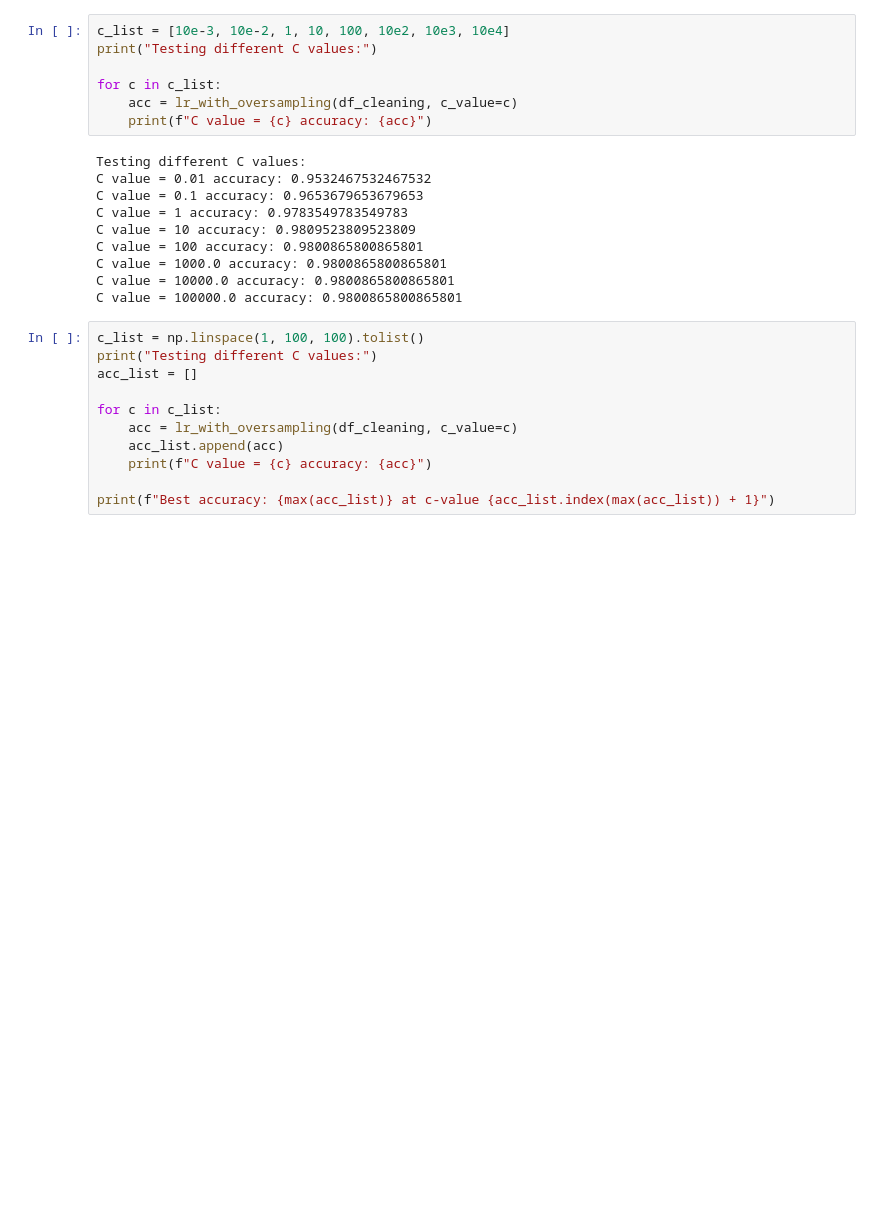
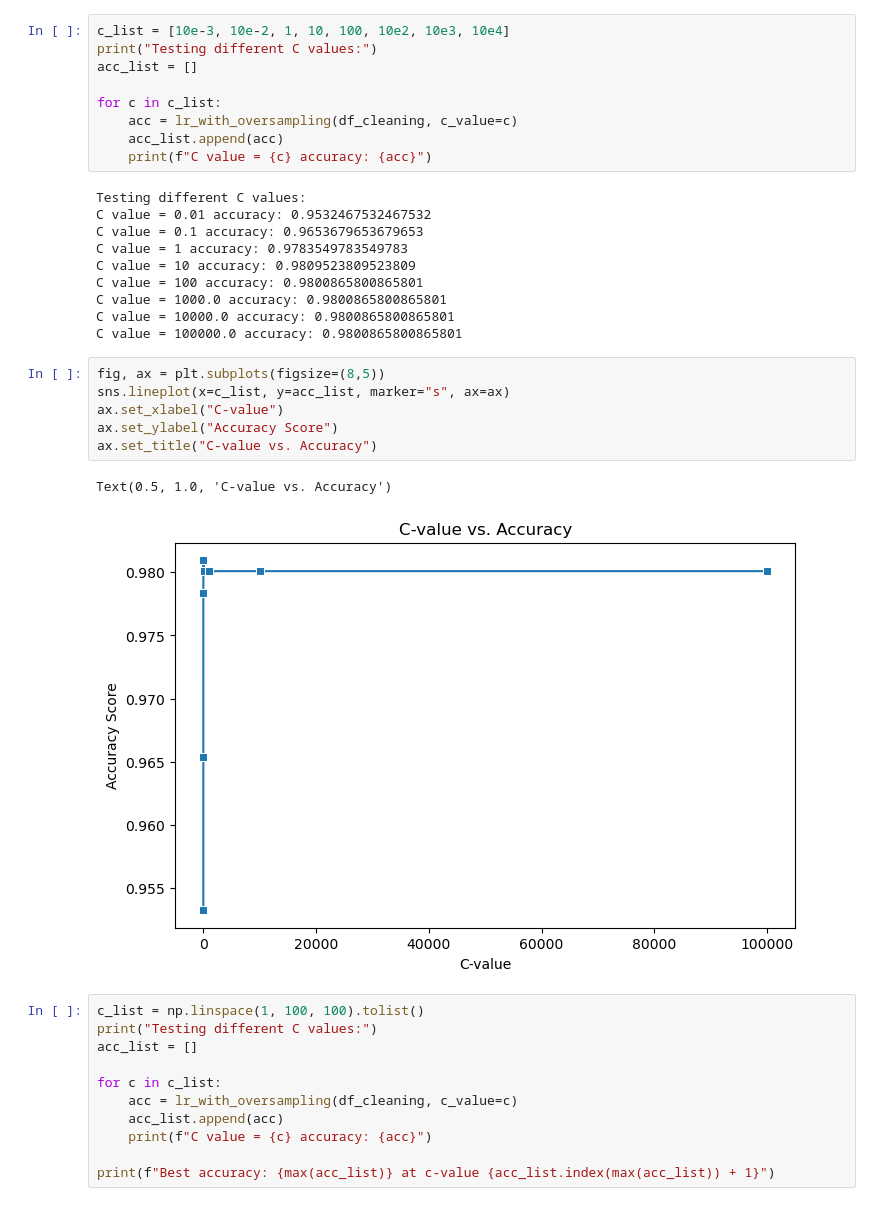
Before and after one commit to mgulbin13/dsc-project-3, a Jupyter notebook: eda.ipynb, the cells around one changed output. Drawn from its saved outputs; the diff is of its cells as text; blank space fills up the shorter version.

```diff
--- a/eda.ipynb
+++ b/eda.ipynb
@@ -440,9 +453,11 @@ Ratio 1 Accuracy: 0.9783549783549783
 # %%
 c_list = [10e-3, 10e-2, 1, 10, 100, 10e2, 10e3, 10e4]
 print("Testing different C values:")
+acc_list = []
 
 for c in c_list:
     acc = lr_with_oversampling(df_cleaning, c_value=c)
+    acc_list.append(acc)
     print(f"C value = {c} accuracy: {acc}")
 # %% [output]
 Testing different C values:
@@ -454,6 +469,15 @@ C value = 100 accuracy: 0.9800865800865801
 C value = 1000.0 accuracy: 0.9800865800865801
 C value = 10000.0 accuracy: 0.9800865800865801
 C value = 100000.0 accuracy: 0.9800865800865801
+# %%
+fig, ax = plt.subplots(figsize=(8,5))
+sns.lineplot(x=c_list, y=acc_list, marker="s", ax=ax)
+ax.set_xlabel("C-value")
+ax.set_ylabel("Accuracy Score")
+ax.set_title("C-value vs. Accuracy")
+# %% [output]
+Text(0.5, 1.0, 'C-value vs. Accuracy')
+[figure, added]
 # %%
 c_list = np.linspace(1, 100, 100).tolist()
 print("Testing different C values:")
```
Also changed, not shown: parts of 6 cells of this notebook.
